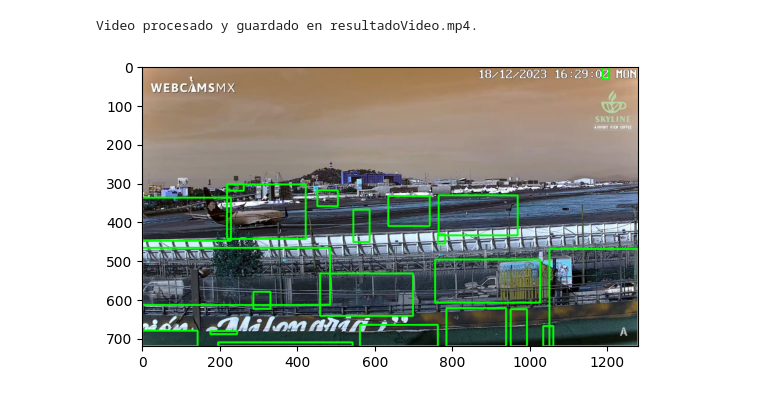
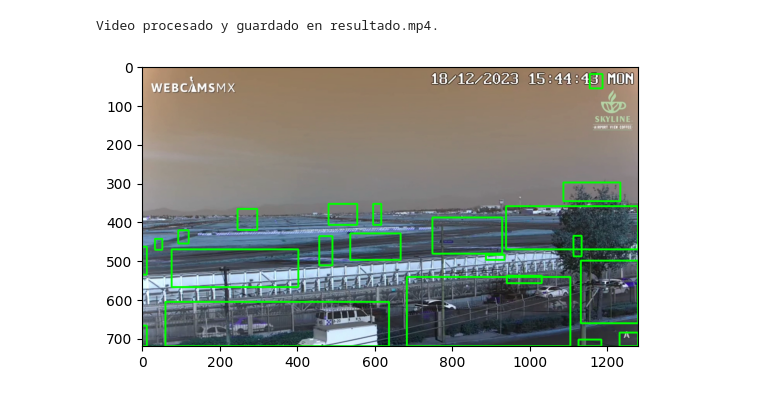
Before and after one commit to DiegoCastr00/DrivingDetection, a Jupyter notebook: MotionProyect.ipynb, the cells around one changed output. Saved outputs shown, nothing was run; the diff lists cells and outputs as text; code cells hidden in the pictures.

```diff
--- a/MotionProyect.ipynb
+++ b/MotionProyect.ipynb
@@ -14,15 +14,24 @@ def compute_flow(frame1, frame2):
     gray2 = cv2.cvtColor(frame2, cv2.COLOR_BGR2GRAY)
 
     # blurr image
-    gray1 = cv2.GaussianBlur(gray1, dst=None, ksize=(3,3), sigmaX=5)
-    gray2 = cv2.GaussianBlur(gray2, dst=None, ksize=(3,3), sigmaX=5)
+    gray1 = cv2.GaussianBlur(gray1, dst=None, ksize=(5,5), sigmaX=5)
+    gray2 = cv2.GaussianBlur(gray2, dst=None, ksize=(5,5), sigmaX=5)
+
+    '''flow_params = dict(
+        winSize=(5, 5),
+        maxLevel=5,
+        flow=None,
+        flags=0
+    )
+
+    flow = cv2.calcOpticalFlowDenseRLOF(gray1, gray2, **flow_params)'''
 
     flow = cv2.calcOpticalFlowFarneback(gray1, gray2, None,
-                                        pyr_scale=0.75,
+                                        pyr_scale=0.5,
                                         levels=3,
-                                        winsize=5,
+                                        winsize=15,
                                         iterations=3,
-                                        poly_n=10,
+                                        poly_n=5,
                                         poly_sigma=1.2,
                                         flags=0)
     #print(flow)
@@ -131,9 +140,9 @@ def main(video_path, output_video_path):
     frame_height = int(cap.get(cv2.CAP_PROP_FRAME_HEIGHT))
 
     # Crea un objeto VideoWriter para guardar el nuevo video
+    fps_deseado = 0.5
     fourcc = cv2.VideoWriter_fourcc(*'mp4v')
-    out = cv2.VideoWriter(output_video_path, fourcc, fps, (frame_width, frame_height))
-
+    out = cv2.VideoWriter(output_video_path, fourcc, fps_deseado, (frame_width, frame_height))
     # Lee el primer frame
     ret, frame1 = cap.read()
 
@@ -146,34 +155,34 @@ def main(video_path, output_video_path):
         if not ret:
             break
 
         # Procesa los frames
         resultado = procesar_frames(frame1, frame2)
 
         # Guarda el resultado en el nuevo video
         out.write(resultado)
 
         # Actualiza el frame1 para el próximo ciclo
         frame1 = frame2
 
         # Salta frames para alcanzar la frecuencia deseada
         saltos = int(fps / fps_deseado)
         for _ in range(saltos - 1):
             cap.read()
 
     # Libera los objetos de captura y escritura de video
     cap.release()
     out.release()
 
     print(f"Video procesado y guardado en {output_video_path}.")
 
 # Ruta del video de entrada
-video_path = '12.mp4'  # Reemplaza con la ruta de tu video
+video_path = 'aeropuerto2 .mp4'  # Reemplaza con la ruta de tu video
 
 # Ruta del video de salida
-output_video_path = 'resultadoVideo.mp4'
+output_video_path = 'resultado.mp4'
 
 # Llama a la función principal para procesar los frames y guardar el nuevo video
 main(video_path, output_video_path)
 # %% [output]
-Video procesado y guardado en resultadoVideo.mp4.
+Video procesado y guardado en resultado.mp4.
-[figure, old version]
+[figure, new version]
```
Also changed, not shown: 2 other files.
